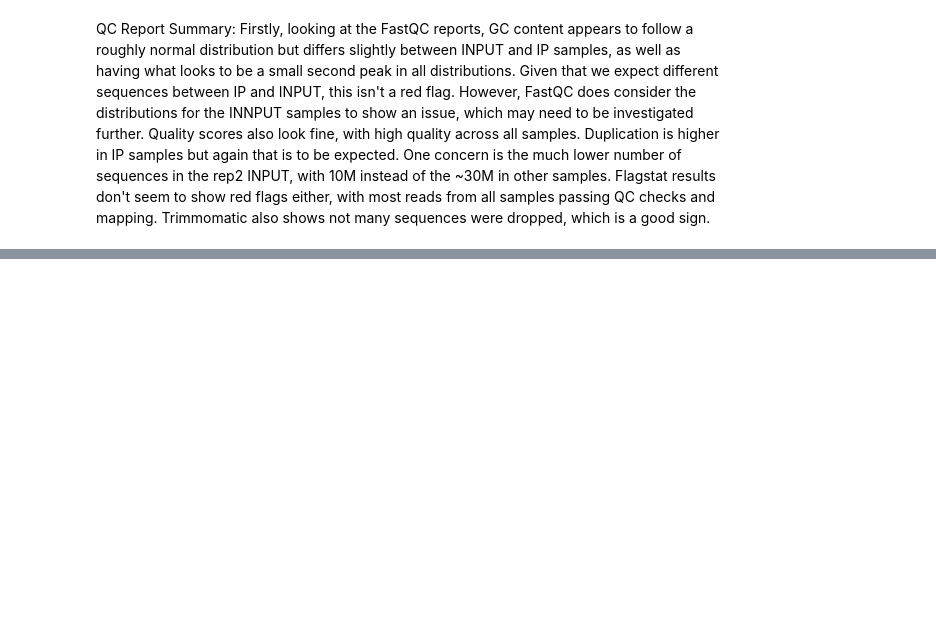
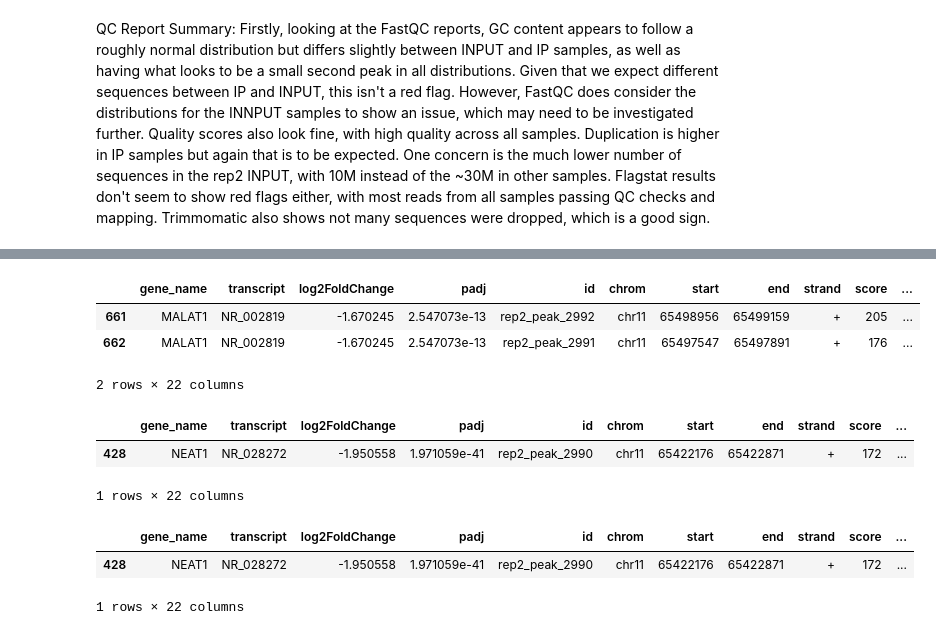
Before and after one commit to clnakagawa/chip-nextflow, a Jupyter notebook: analysis.ipynb, the cells around one changed output, grey strips where cells are left out. Drawn from its saved outputs; the diff is of its cells as text; code cells hidden in the pictures; blank space fills up the shorter version.

```diff
--- a/analysis.ipynb
+++ b/analysis.ipynb
@@ -71,0 +126,19 @@ plt.show()
+# %%
+merged[merged['gene_name'] == 'MALAT1']
+# %% [output]
+|  | gene_name | transcript | log2FoldChange | padj | id | chrom | start | end | strand | score | ... |
+| 661 | MALAT1 | NR_002819 | -1.670245 | 2.547073e-13 | rep2_peak_2992 | chr11 | 65498956 | 65499159 | + | 205 | ... |
+| 662 | MALAT1 | NR_002819 | -1.670245 | 2.547073e-13 | rep2_peak_2991 | chr11 | 65497547 | 65497891 | + | 176 | ... |
+2 rows × 22 columns
+# %%
+merged[merged['gene_name'] == 'NEAT1']
+# %% [output]
+|  | gene_name | transcript | log2FoldChange | padj | id | chrom | start | end | strand | score | ... |
+| 428 | NEAT1 | NR_028272 | -1.950558 | 1.971059e-41 | rep2_peak_2990 | chr11 | 65422176 | 65422871 | + | 172 | ... |
+1 rows × 22 columns
+# %%
+merged[merged['start'] > 65410000][merged['start'] < 65450000]
+# %% [output]
+|  | gene_name | transcript | log2FoldChange | padj | id | chrom | start | end | strand | score | ... |
+| 428 | NEAT1 | NR_028272 | -1.950558 | 1.971059e-41 | rep2_peak_2990 | chr11 | 65422176 | 65422871 | + | 172 | ... |
+1 rows × 22 columns
```
Also changed, not shown: parts of 12 cells of this notebook, 3 other files.
